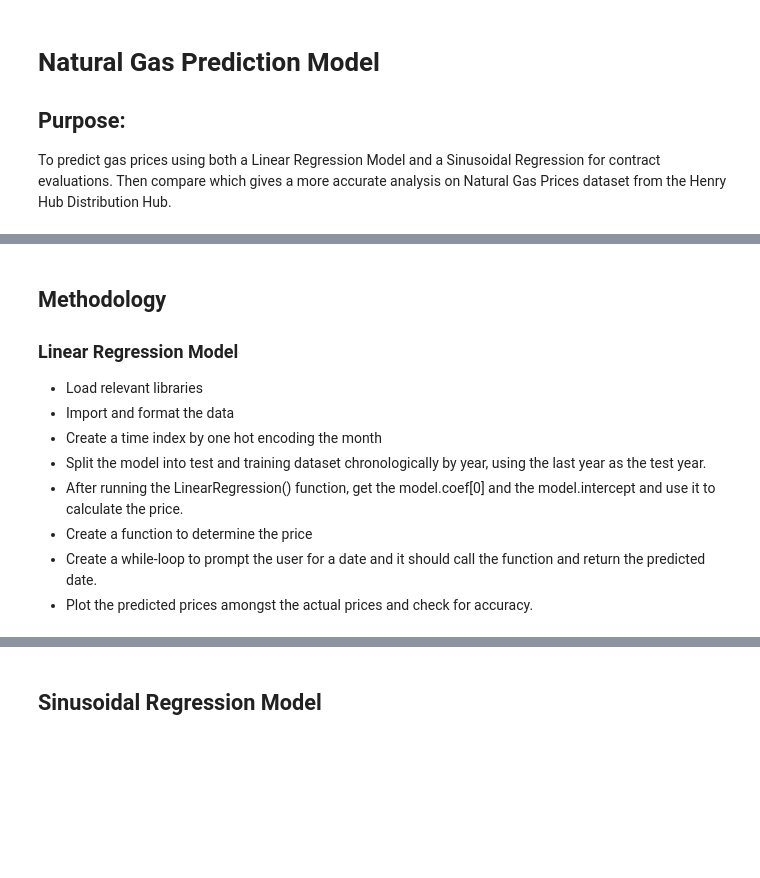
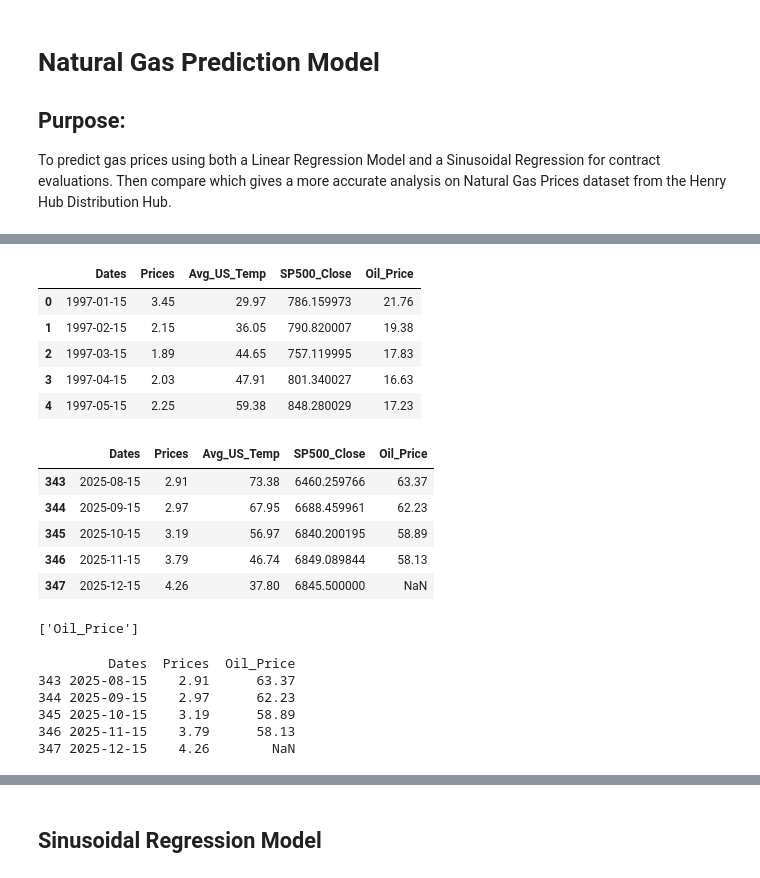
Before and after one commit to aye-ko/Natural_Gas_App, a Jupyter notebook: Natural_Gas_Prediction_Model.ipynb, the cells around one changed output, grey strips where cells are left out. Saved outputs shown, nothing was run; the diff lists cells and outputs as text; code cells hidden in the pictures; blank space fills up the shorter version.

```diff
--- a/Natural_Gas_Prediction_Model.ipynb
+++ b/Natural_Gas_Prediction_Model.ipynb
@@ -102,0 +189,7 @@ display(df.head())
+# %%
+# Load Oil Price Data
+df_oil = pd.read_excel('F000000__3m.xls', sheet_name='Data 1', skiprows=2)
+df_oil['Date'] = pd.to_datetime(df_oil['Date'])
+df_oil = df_oil[df_oil['Date'] >= '1997-01-01']
+df_oil = df_oil.sort_values('Date').reset_index(drop=True)
+display(df_oil.head())
@@ -102,0 +203,4 @@ display(df.head())
+# %%
+df_oil.rename(columns={'Date': 'Dates', 'U.S. Crude Oil First Purchase Price (Dollars per Barrel)': 'Oil_Price'}, inplace=True) # Ensure 'Dates' is a string before parsing
+df_oil['Oil_Price'] = pd.to_numeric(df_oil['Oil_Price'], errors='coerce')
+display(df_oil.head())
@@ -130,12 +283,37 @@ memory usage: 8.3 KB
 None
-# %% [markdown]
-## Methodology
-### Linear Regression Model
-- Load relevant libraries
-- Import and format the data
-- Create a time index by one hot encoding the month
-- Split the model into test and training dataset chronologically by year, using the last year as the test year.
-- After running the LinearRegression() function, get the model.coef[0] and the model.intercept and use it to calculate the price.
-- Create a function to determine the price
-- Create a while-loop to prompt the user for a date and it should call the function and return the predicted date.
-- Plot the predicted prices amongst the actual prices and check for accuracy.
+# %%
+# Update the dataframe to include oil price data
+
+df['Merge_Date'] = df['Dates'].dt.to_period('M')
+df_oil['Merge_Date'] = df_oil['Dates'].dt.to_period('M')
+
+df = pd.merge(df, df_oil[['Merge_Date', 'Oil_Price']], on='Merge_Date', how='left')
+df.drop(columns=['Merge_Date'], inplace=True)
+display(df.head())
+display(df.tail())
+# %% [output]
+|  | Dates | Prices | Avg_US_Temp | SP500_Close | Oil_Price |
+| 0 | 1997-01-15 | 3.45 | 29.97 | 786.159973 | 21.76 |
+| 1 | 1997-02-15 | 2.15 | 36.05 | 790.820007 | 19.38 |
+| 2 | 1997-03-15 | 1.89 | 44.65 | 757.119995 | 17.83 |
+| 3 | 1997-04-15 | 2.03 | 47.91 | 801.340027 | 16.63 |
+| 4 | 1997-05-15 | 2.25 | 59.38 | 848.280029 | 17.23 |
+|  | Dates | Prices | Avg_US_Temp | SP500_Close | Oil_Price |
+| 343 | 2025-08-15 | 2.91 | 73.38 | 6460.259766 | 63.37 |
+| 344 | 2025-09-15 | 2.97 | 67.95 | 6688.459961 | 62.23 |
+| 345 | 2025-10-15 | 3.19 | 56.97 | 6840.200195 | 58.89 |
+| 346 | 2025-11-15 | 3.79 | 46.74 | 6849.089844 | 58.13 |
+| 347 | 2025-12-15 | 4.26 | 37.80 | 6845.500000 | NaN |
+# %%
+print([col for col in df.columns if 'Oil' in col])
+# %% [output]
+['Oil_Price']
+# %%
+print(df[['Dates', 'Prices', 'Oil_Price']].tail(5))
+# %% [output]
+         Dates  Prices  Oil_Price
+343 2025-08-15    2.91      63.37
+344 2025-09-15    2.97      62.23
+345 2025-10-15    3.19      58.89
+346 2025-11-15    3.79      58.13
+347 2025-12-15    4.26        NaN
```
Also changed, not shown: parts of 38 cells of this notebook.
